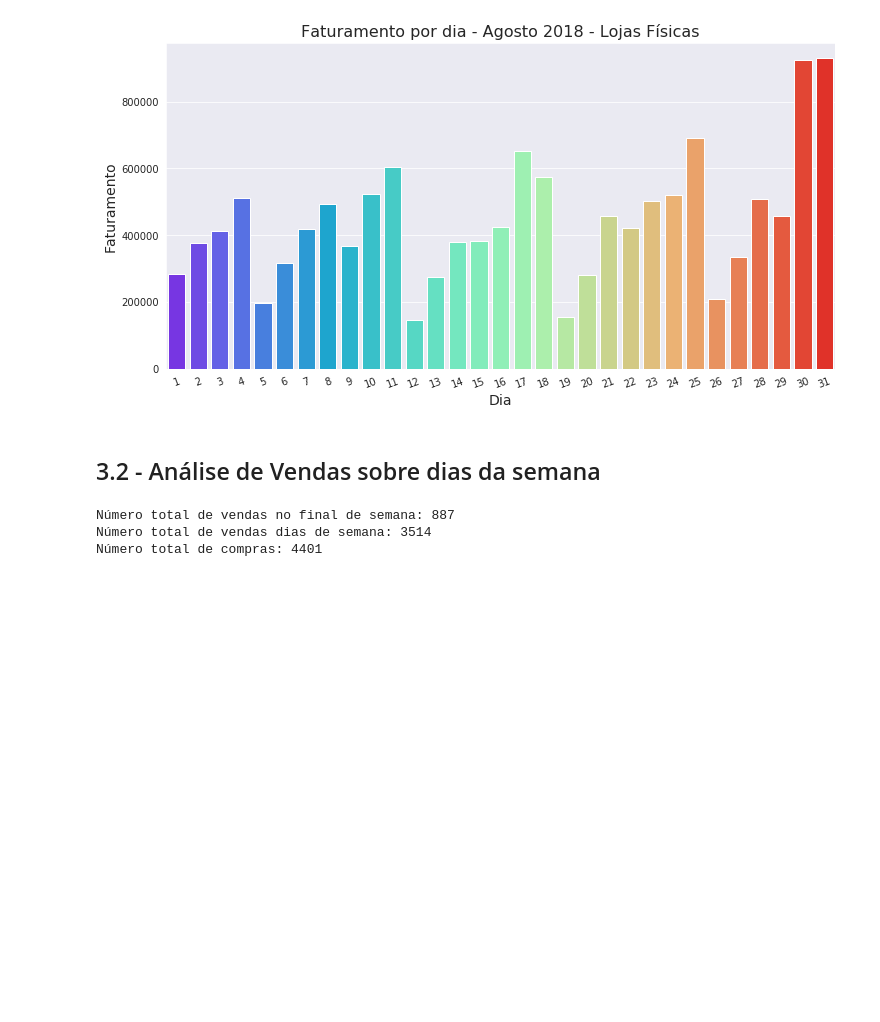
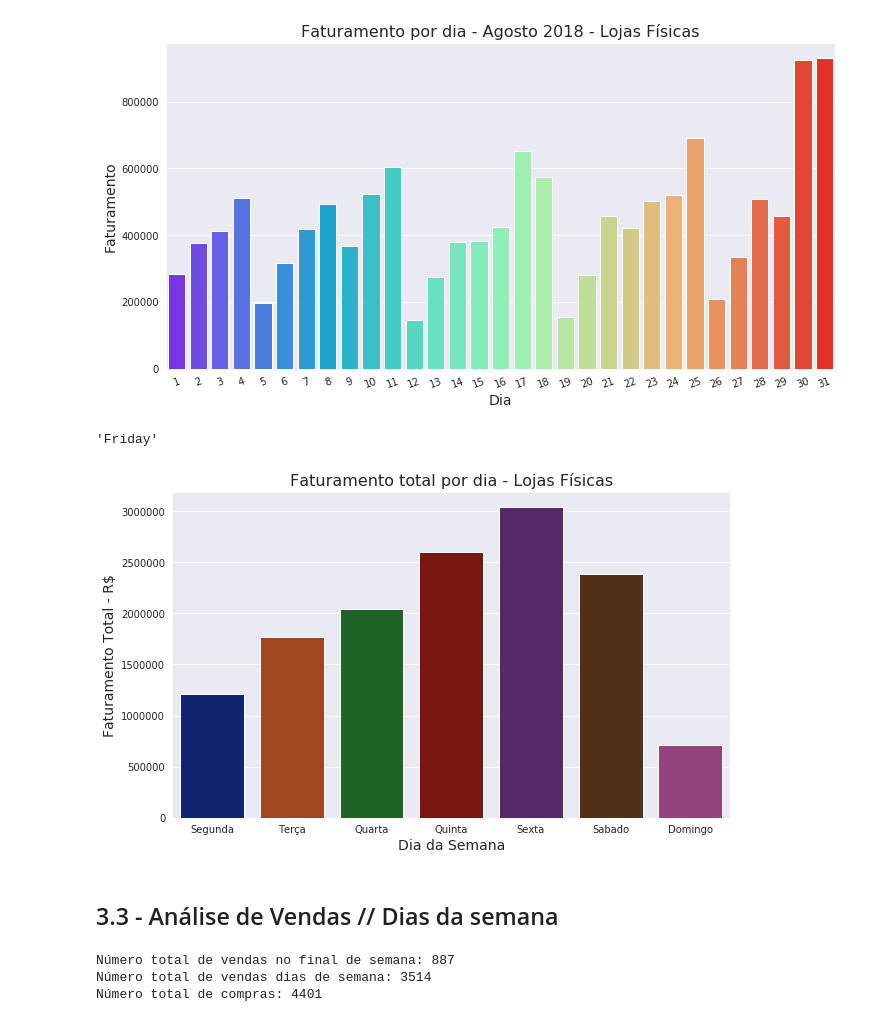
Before and after one commit to vinicvaz/Linx-DataAnalysis, a Jupyter notebook: OfflineDataAnalysis.ipynb, the cells around one changed output. Drawn from its saved outputs; the diff is of its cells as text; code cells hidden in the pictures; blank space fills up the shorter version.

```diff
--- a/OfflineDataAnalysis.ipynb
+++ b/OfflineDataAnalysis.ipynb
@@ -351,2 +357,17 @@ plt.savefig('./Images/Offline/Revenue-Offline-Bar.jpg', bbox_inches="tight")
+# %%
+most_sold_day = calendar.day_name[int(aux_fat[aux_fat.price==aux_fat.price.max()].weekday.values)]
+# %% [output]
+'Friday'
+# %%
+## Faturamento Total por dia da semana
+plt.figure(figsize=(10,6))
+ax1 = sns.barplot(x='weekday',y='price', data= aux_fat, ci=0, palette='dark')
+ax1.set_xlabel('Dia da Semana', fontsize=14)
+ax1.set_ylabel('Faturamento Total - R$', fontsize=14)
+ax1.set_xticklabels(['Segunda','Terça','Quarta','Quinta','Sexta','Sabado','Domingo'])
+ax1.set_title('Faturamento total por dia - Lojas Físicas', fontsize=16)
+plt.savefig('./Images/Offline/Revenue-Day-Total-Offline.jpg')
+# %% [output]
+[figure, added]
 # %% [markdown]
-## 3.2 - Análise de Vendas sobre dias da semana
+## 3.3 - Análise de Vendas // Dias da semana
```
Also changed, not shown: parts of 6 cells of this notebook.
